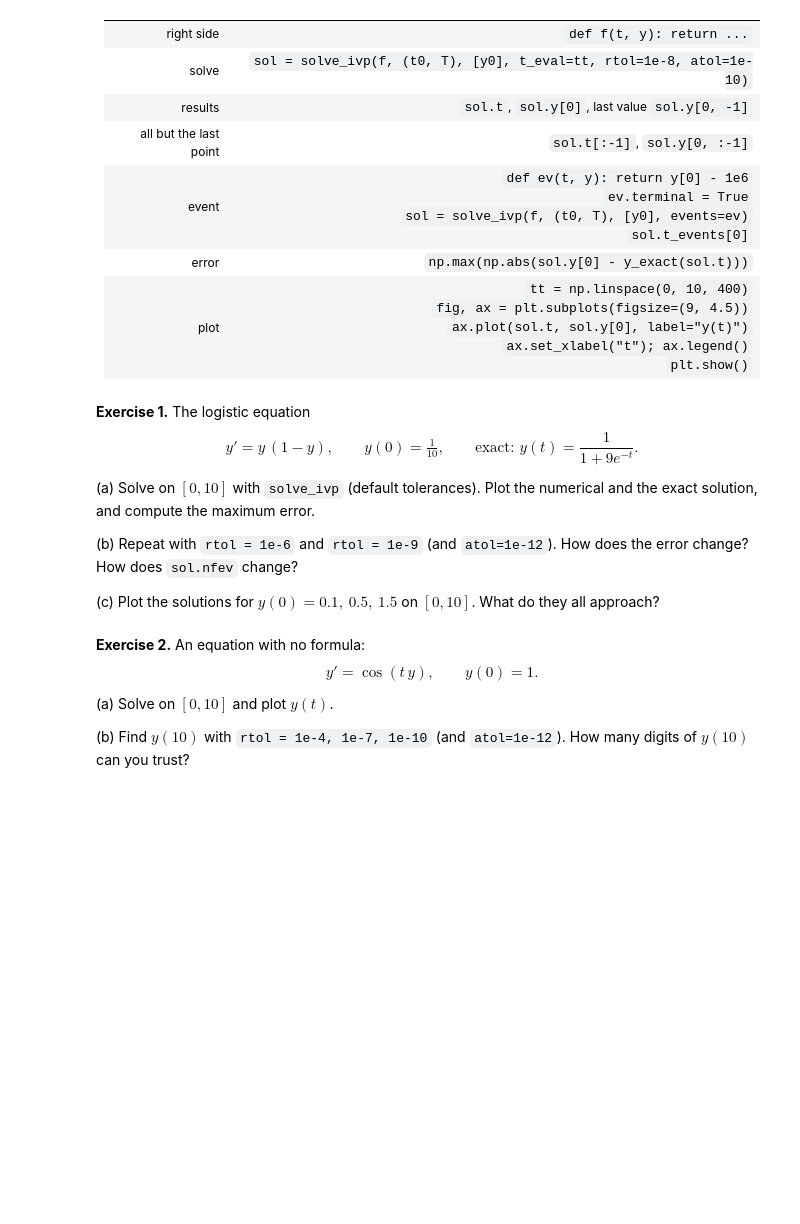
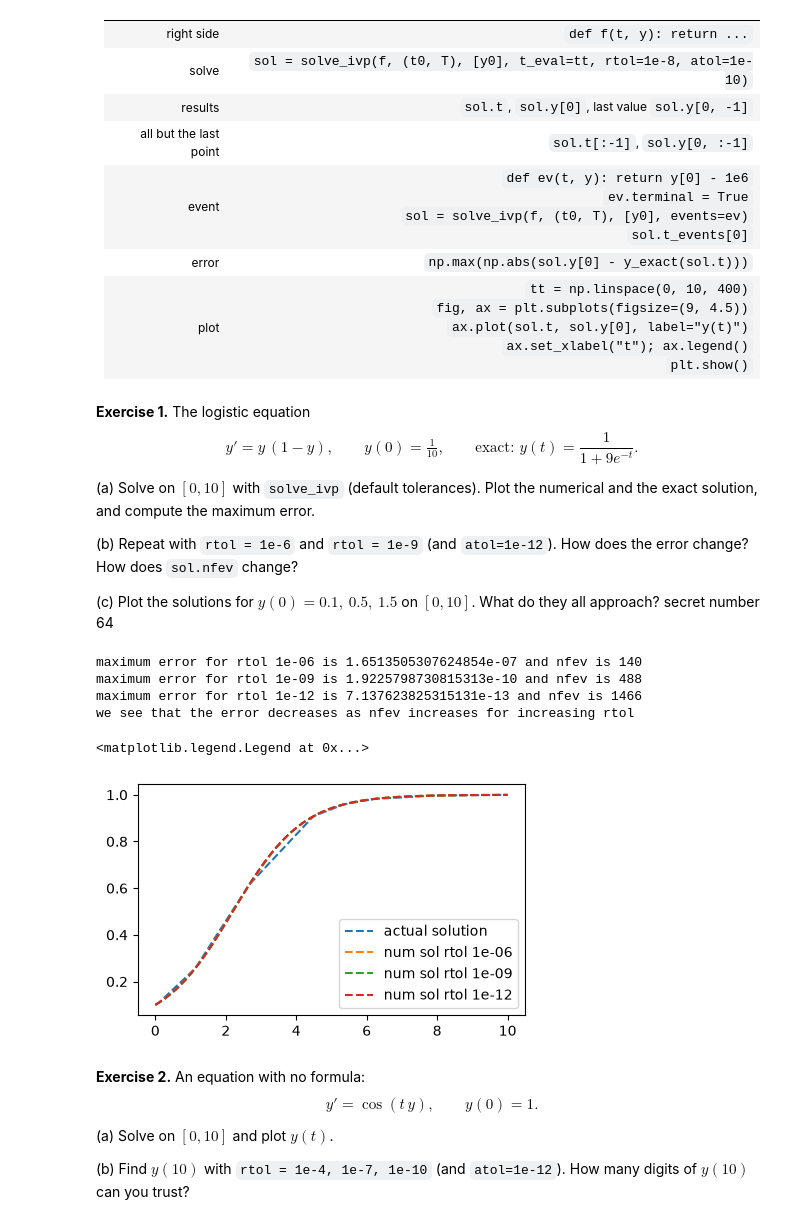
Before and after one commit to silasProgram/Math300_ClassRepo, a Jupyter notebook: Oct26_solve_ivp_scipy/solve_ivp_scipy.ipynb, the cells around one changed output. Cells and saved outputs as stored; diff of their text form; code cells hidden in the pictures; blank space fills up the shorter version.

```diff
--- a/Oct26_solve_ivp_scipy/solve_ivp_scipy.ipynb
+++ b/Oct26_solve_ivp_scipy/solve_ivp_scipy.ipynb
@@ -265,8 +265,31 @@ $$ y' = y\,(1 - y), \qquad y(0) = \tfrac{1}{10}, \qquad \text{exact: } y(t) = \f
 (b) Repeat with `rtol = 1e-6` and `rtol = 1e-9` (and `atol=1e-12`). How does the error change? How does `sol.nfev` change?
 
 (c) Plot the solutions for $y(0) = 0.1,\ 0.5,\ 1.5$ on $[0, 10]$. What do they all approach?
+secret number 64
 # %%
-# Exercise 1
+def d_y(t,y):
+    return y*(1-y)
+def y_exact(t):
+    return 1/(1+9*np.exp(-t))
+def ev(t,y):
+    return np.abs(y[0]-1e6)
+sol = solve_ivp(d_y,(0,10), y0 = [0.1] ,events = ev )
+fig, ax = plt.subplots(figsize=(5,3))
+ax.plot(sol.t, y_exact(sol.t), "--", label = "actual solution")
+list = [1e-6, 1e-9, 1e-12]
+for i in list:
+    sol = solve_ivp(d_y,(0,10), y0 = [0.1] ,events = ev, rtol = i, atol = 1e-12)
+    ax.plot(sol.t, sol.y[0], "--" ,label = f"num sol rtol {i}")
+    print(f"maximum error for rtol {i} is {max(np.abs(sol.y[0] - y_exact(sol.t)))} and nfev is {sol.nfev}")
+print("we see that the error decreases as nfev increases for increasing rtol")
+ax.legend()
+# %% [output]
+maximum error for rtol 1e-06 is 1.6513505307624854e-07 and nfev is 140
+maximum error for rtol 1e-09 is 1.9225798730815313e-10 and nfev is 488
+maximum error for rtol 1e-12 is 7.137623825315131e-13 and nfev is 1466
+we see that the error decreases as nfev increases for increasing rtol
+<matplotlib.legend.Legend at 0x...>
+[figure, added]
 # %% [markdown]
 **Exercise 2.** An equation with no formula:
 $$ y' = \cos(t\,y), \qquad y(0) = 1. $$
```
Also changed, not shown: parts of 3 cells of this notebook, 3 other files.
